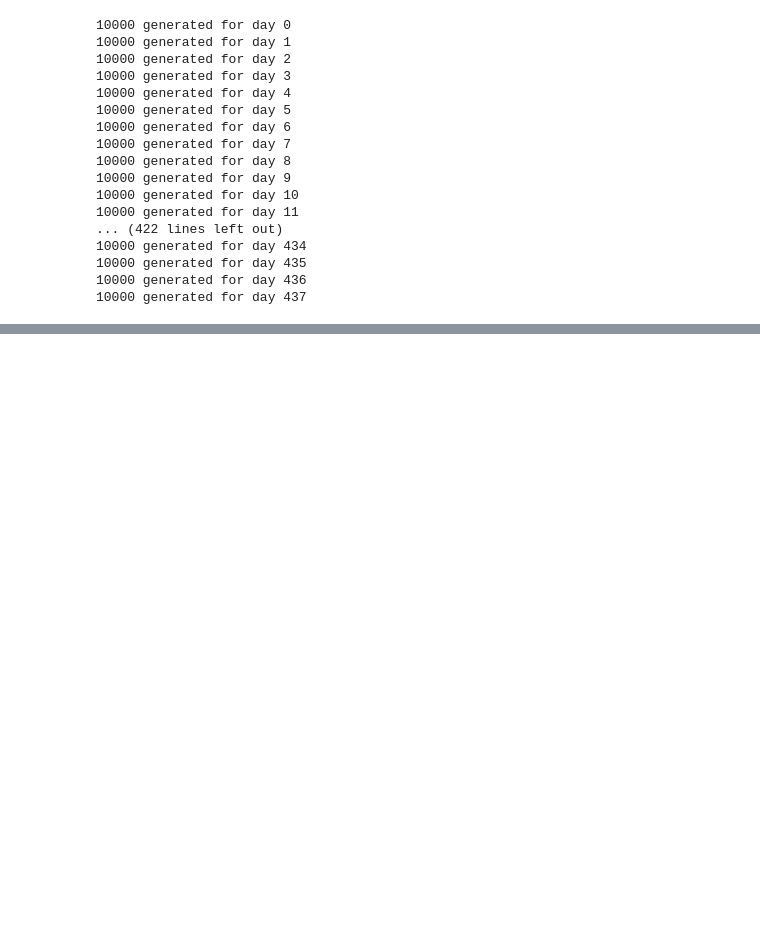
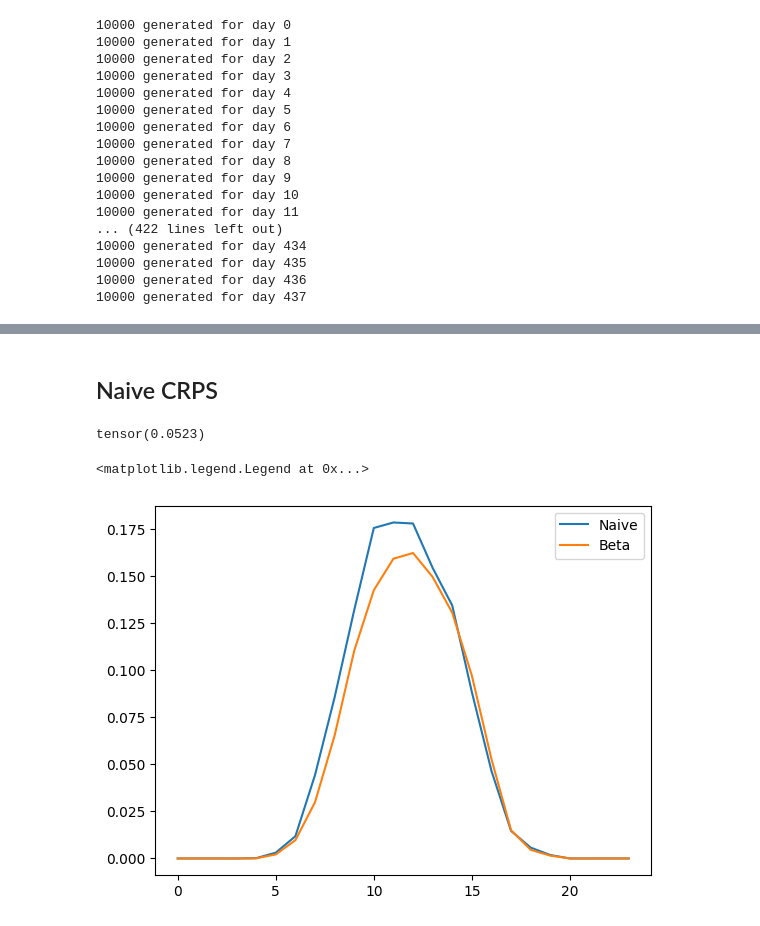
Before and after one commit to Joris-Dprtr/stochastic_programming, a Jupyter notebook: toy_example.ipynb, the cells around one changed output, grey strips where cells are left out. Saved outputs shown, nothing was run; the diff lists cells and outputs as text; code cells hidden in the pictures; blank space fills up the shorter version.

```diff
--- a/toy_example.ipynb
+++ b/toy_example.ipynb
@@ -476,0 +424,39 @@ RuntimeError: The size of tensor a (24) must match the size of tensor b (10000)
+# %%
+# We generate scenarios from the normal distribution
+naive_scenarios = torch.normal(mu_naive_all, std_naive_all)
+# %% [markdown]
+## Naive CRPS
+# %%
+crps_naive = ContinuousRankedProbabilityScore().to(device)
+
+naive_flat = naive_scenarios.reshape(NUM_SCENARIOS, -1).T.to(device)  # Shape (10512, 10000)
+
+# Pre-allocate tensor for results on the CPU to save GPU memory
+crps_scores_naive = torch.empty(naive_flat.shape[0])
+# %%
+# Use enumerate for cleaner looping over indices
+for i in range(naive_flat.shape[0]):
+    # Slice the single observation (maintaining the 2D shape for predictions)
+    pred_i = naive_flat[i:i+1, :]
+    # Slice the single target (single element, 1D tensor)
+    target_i = values_flat[i:i+1]
+
+    # Calculate CRPS and store
+    # .detach().cpu() moves the result off the GPU for storage
+    crps_scores_naive[i] = crps(pred_i, target_i).detach().cpu().item()
+# %%
+torch.mean(crps_scores_naive)
+# %% [output]
+tensor(0.0523)
+# %%
+hourly_mean_crps_naive = torch.empty(24)
+for h in range(24):
+    hourly_mean_crps_naive[h] = torch.mean(crps_scores_naive[h::24])
+# %%
+plt.plot(hourly_mean_crps_naive, label="Naive")
+plt.plot(hourly_mean_crps, label="Beta")
+
+plt.legend()
+# %% [output]
+<matplotlib.legend.Legend at 0x...>
+[figure, added]
```
Also changed, not shown: parts of 27 cells of this notebook.
